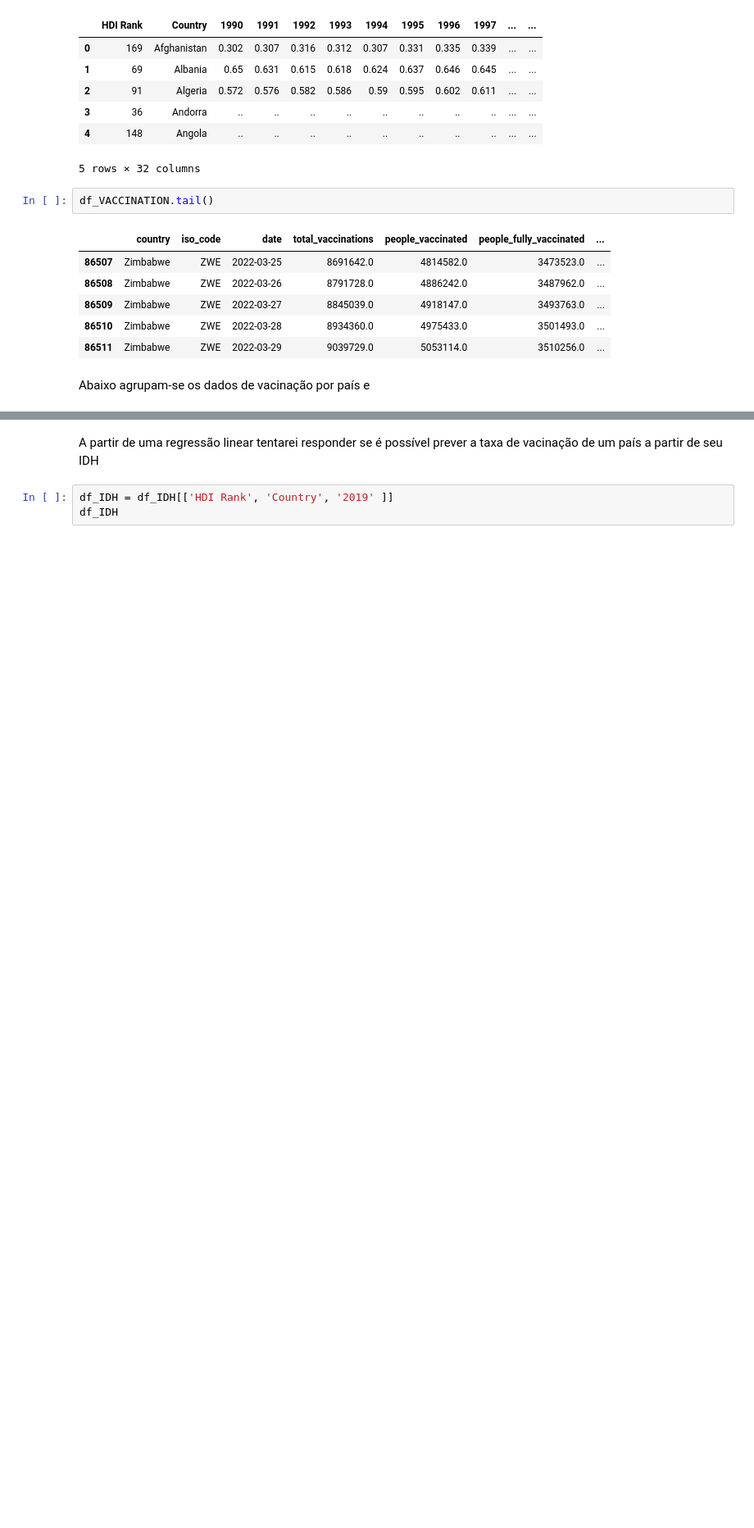
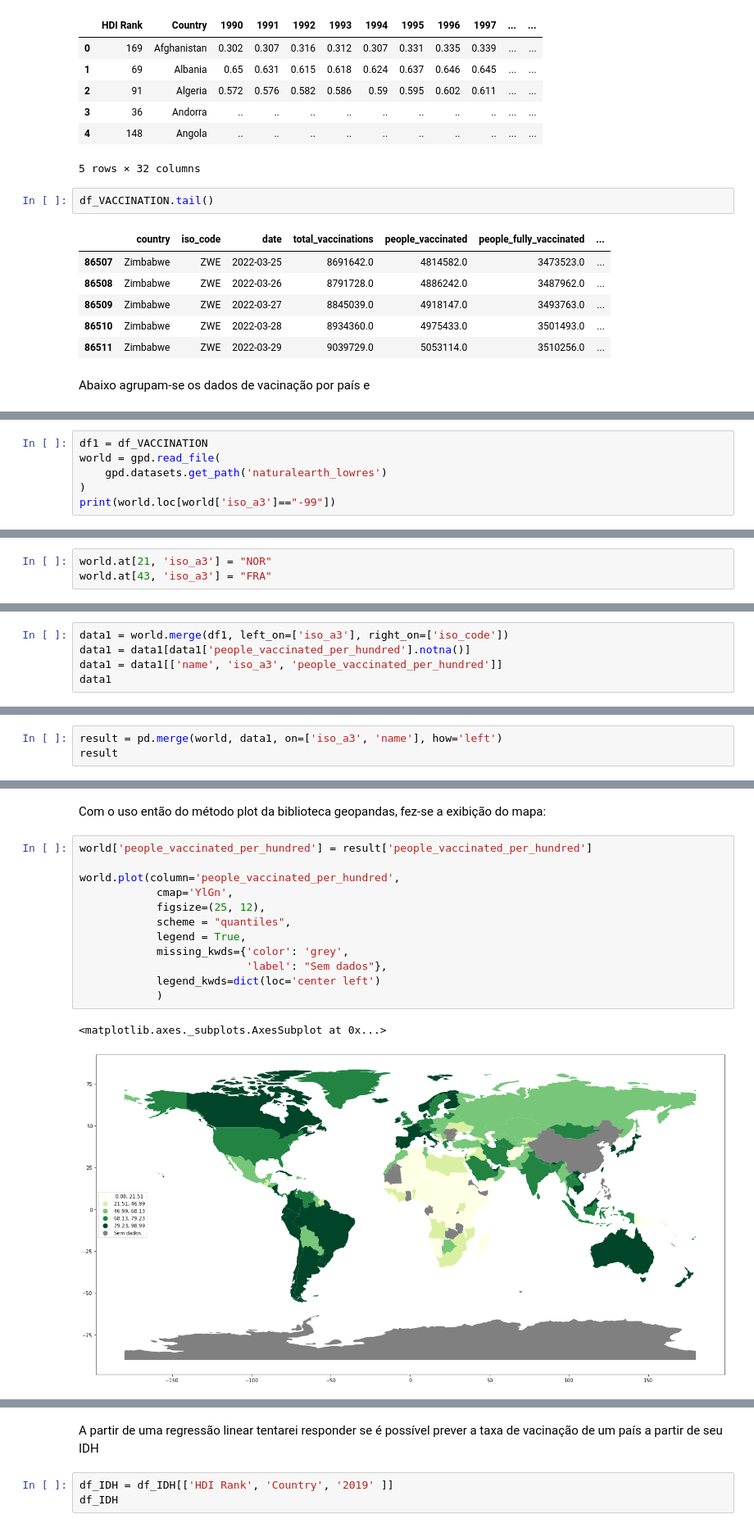
Before and after one commit to JoaoP-Silva/Covid-analysis, a Jupyter notebook: Vacinacao-Covid.ipynb, the cells around one changed output, grey strips where cells are left out. Shown at 82% size. Saved outputs shown, nothing was run; the diff lists cells and outputs as text; blank space fills up the shorter version.

```diff
--- a/Vacinacao-Covid.ipynb
+++ b/Vacinacao-Covid.ipynb
@@ -55,0 +98,6 @@ df_VACCINATION
+# %%
+df1 = df_VACCINATION
+world = gpd.read_file(
+    gpd.datasets.get_path('naturalearth_lowres')
+)
+print(world.loc[world['iso_a3']=="-99"])
@@ -55,0 +120,3 @@ df_VACCINATION
+# %%
+world.at[21, 'iso_a3'] = "NOR"
+world.at[43, 'iso_a3'] = "FRA"
@@ -55,0 +125,5 @@ df_VACCINATION
+# %%
+data1 = world.merge(df1, left_on=['iso_a3'], right_on=['iso_code'])
+data1 = data1[data1['people_vaccinated_per_hundred'].notna()]
+data1 = data1[['name', 'iso_a3', 'people_vaccinated_per_hundred']]
+data1
@@ -55,0 +148,3 @@ df_VACCINATION
+# %%
+result = pd.merge(world, data1, on=['iso_a3', 'name'], how='left')
+result
@@ -55,0 +165,17 @@ df_VACCINATION
+# %% [markdown]
+Com o uso então do método plot da biblioteca geopandas, fez-se a exibição do mapa:
+# %%
+world['people_vaccinated_per_hundred'] = result['people_vaccinated_per_hundred']
+
+world.plot(column='people_vaccinated_per_hundred',
+            cmap='YlGn',
+            figsize=(25, 12),
+            scheme = "quantiles",
+            legend = True,
+            missing_kwds={'color': 'grey',
+                          'label': "Sem dados"},
+            legend_kwds=dict(loc='center left')
+            )
+# %% [output]
+<matplotlib.axes._subplots.AxesSubplot at 0x...>
+[figure, added]
```
Also changed, not shown: parts of 42 cells of this notebook.
